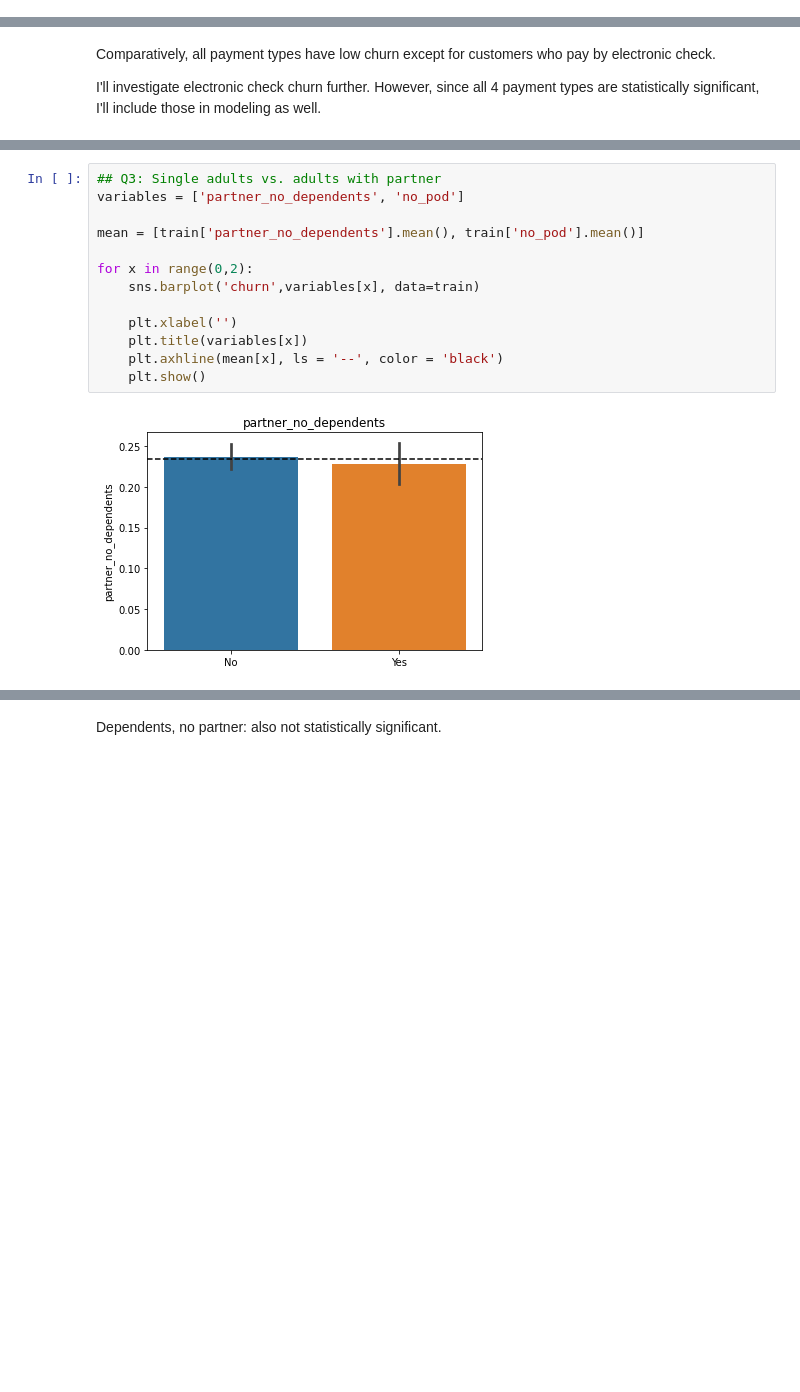
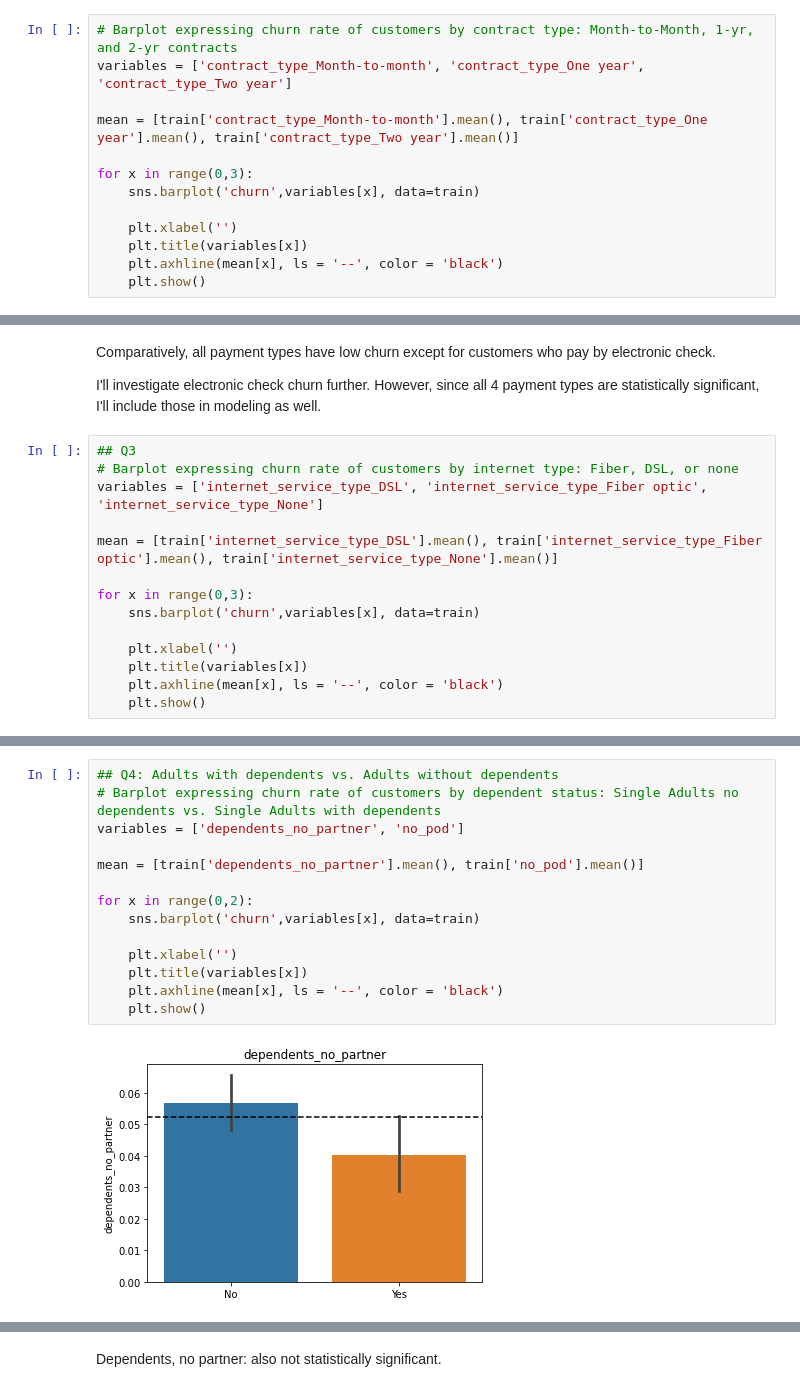
Before and after one commit to SchneemannDavid/classification_project, a Jupyter notebook: acquire_prep_explore.ipynb, the cells around one changed output, grey strips where cells are left out. Saved outputs shown, nothing was run; the diff lists cells and outputs as text; blank space fills up the shorter version.

```diff
--- a/acquire_prep_explore.ipynb
+++ b/acquire_prep_explore.ipynb
@@ -642,3 +616,16 @@ memory usage: 1.2+ MB
+# %%
+# Barplot expressing churn rate of customers by contract type: Month-to-Month, 1-yr, and 2-yr contracts
+variables = ['contract_type_Month-to-month', 'contract_type_One year', 'contract_type_Two year']
+
+mean = [train['contract_type_Month-to-month'].mean(), train['contract_type_One year'].mean(), train['contract_type_Two year'].mean()]
+
+for x in range(0,3):
+    sns.barplot('churn',variables[x], data=train)
+
+    plt.xlabel('')
+    plt.title(variables[x])
+    plt.axhline(mean[x], ls = '--', color = 'black')
+    plt.show()
 # %% [markdown]
 ## Plots analyzing our 4 Questions
 # %% [markdown]
@@ -686,3 +675,17 @@ for x in range(0,4):
 Comparatively, all payment types have low churn except for customers who pay by electronic check.
 
 I'll investigate electronic check churn further. However, since all 4 payment types are statistically significant, I'll include those in modeling as well.
+# %%
+## Q3
+# Barplot expressing churn rate of customers by internet type: Fiber, DSL, or none
+variables = ['internet_service_type_DSL', 'internet_service_type_Fiber optic', 'internet_service_type_None']
+
+mean = [train['internet_service_type_DSL'].mean(), train['internet_service_type_Fiber optic'].mean(), train['internet_service_type_None'].mean()]
+
+for x in range(0,3):
+    sns.barplot('churn',variables[x], data=train)
+
+    plt.xlabel('')
+    plt.title(variables[x])
+    plt.axhline(mean[x], ls = '--', color = 'black')
+    plt.show()
@@ -689,16 +780,17 @@ I'll investigate electronic check churn further. However, since all 4 payment ty
 # %%
-## Q3: Single adults vs. adults with partner
-variables = ['partner_no_dependents', 'no_pod']
+## Q4: Adults with dependents vs. Adults without dependents
+# Barplot expressing churn rate of customers by dependent status: Single Adults no dependents vs. Single Adults with dependents
+variables = ['dependents_no_partner', 'no_pod']
 
-mean = [train['partner_no_dependents'].mean(), train['no_pod'].mean()]
+mean = [train['dependents_no_partner'].mean(), train['no_pod'].mean()]
 
 for x in range(0,2):
     sns.barplot('churn',variables[x], data=train)
 
     plt.xlabel('')
     plt.title(variables[x])
     plt.axhline(mean[x], ls = '--', color = 'black')
     plt.show()
 # %% [output]
-[figure, old version]
+[figure, new version]
 [figure]
```
Also changed, not shown: parts of 28 cells of this notebook, 1 other file.
